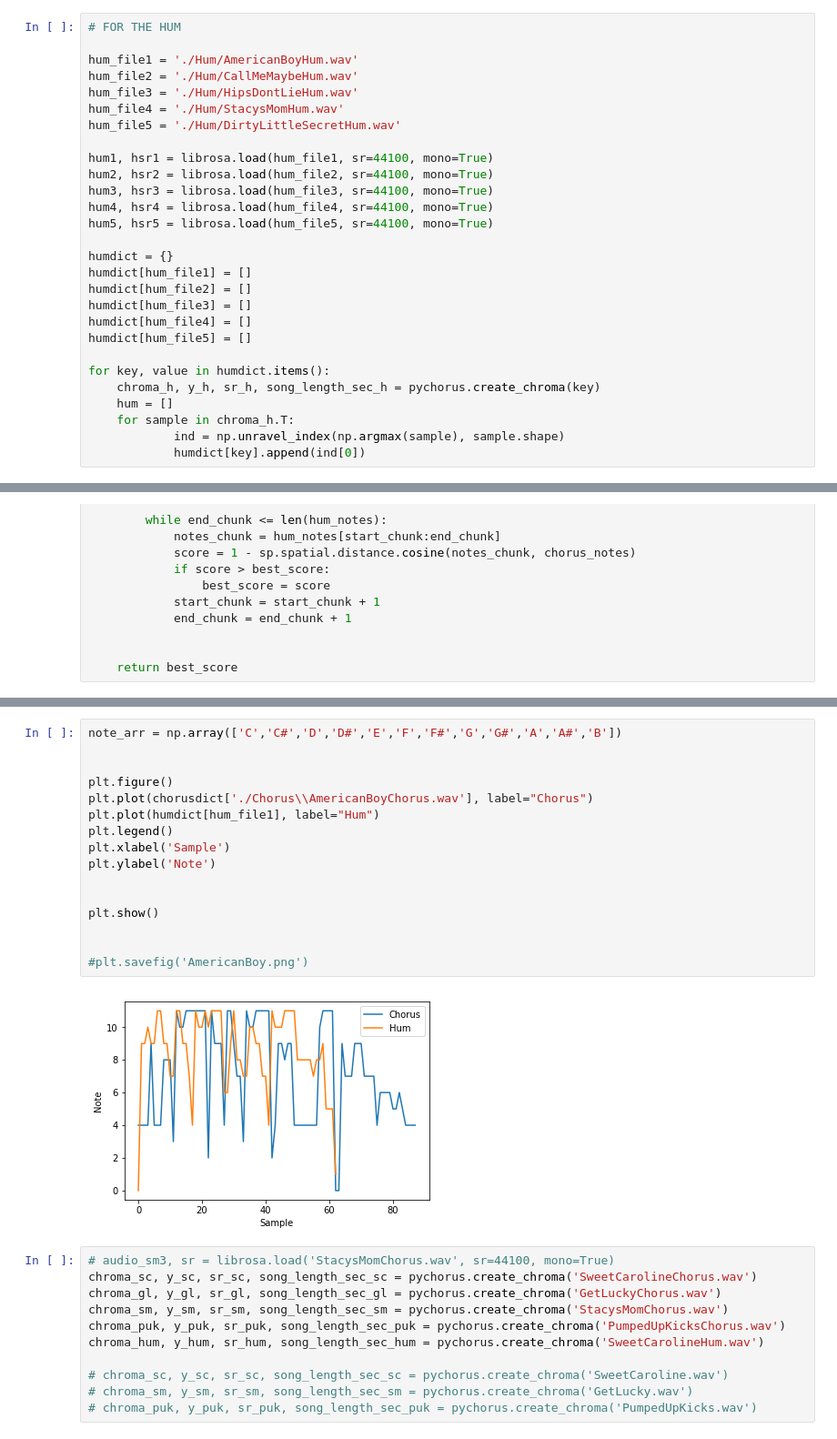
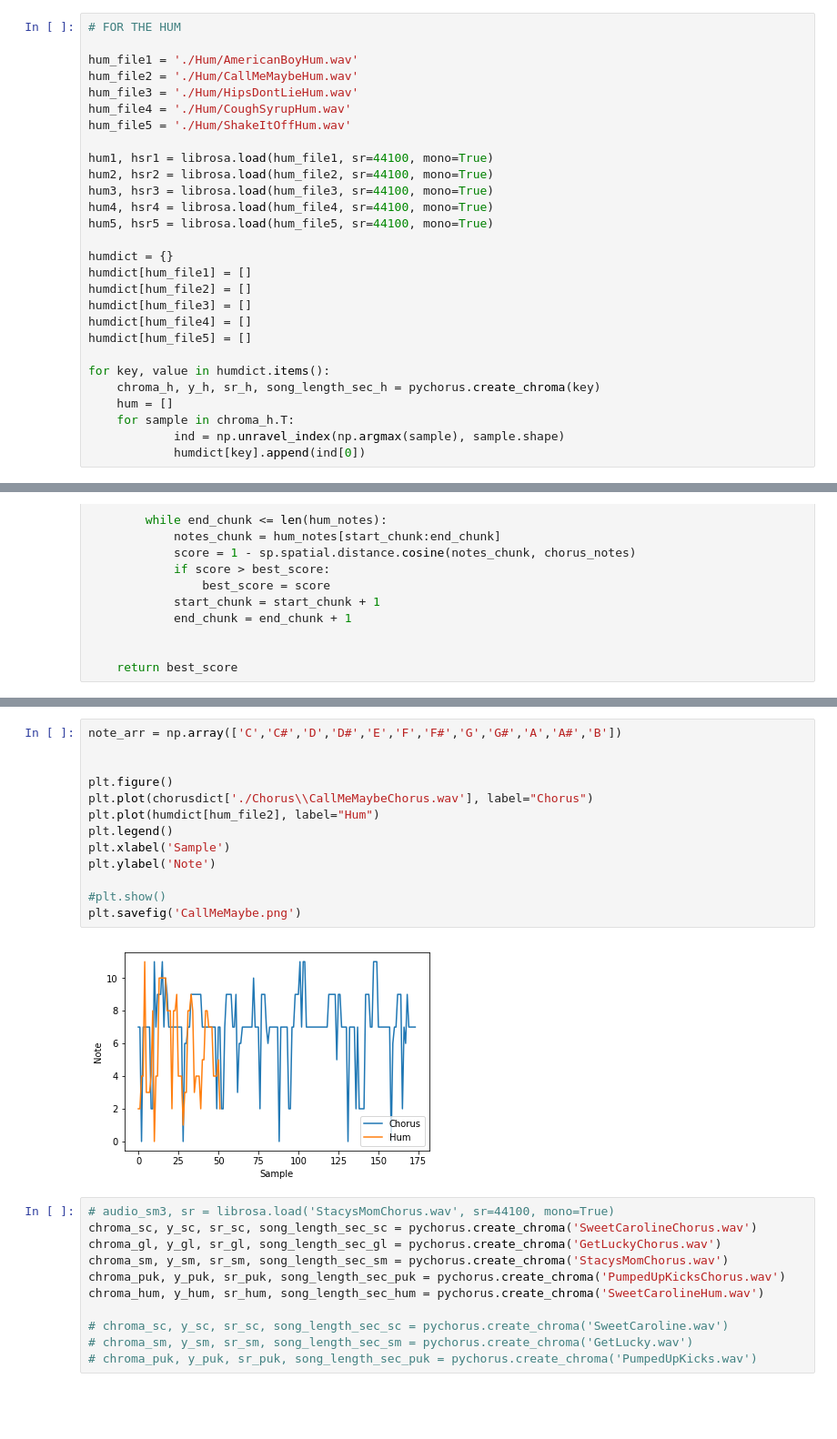
Before and after one commit to weeshal/eecs352-final, a Jupyter notebook: Vishal Melody Extraction.ipynb, the cells around one changed output, grey strips where cells are left out. Shown at 91% size. Cells and saved outputs as stored; diff of their text form; blank space fills up the shorter version.

Commit message:
callmemaybe graph

```diff
--- a/Vishal Melody Extraction.ipynb
+++ b/Vishal Melody Extraction.ipynb
@@ -106,8 +106,8 @@ print(chorusdict)
 hum_file1 = './Hum/AmericanBoyHum.wav'
 hum_file2 = './Hum/CallMeMaybeHum.wav'
 hum_file3 = './Hum/HipsDontLieHum.wav'
-hum_file4 = './Hum/StacysMomHum.wav'
-hum_file5 = './Hum/DirtyLittleSecretHum.wav'
+hum_file4 = './Hum/CoughSyrupHum.wav'
+hum_file5 = './Hum/ShakeItOffHum.wav'
 
 hum1, hsr1 = librosa.load(hum_file1, sr=44100, mono=True)
 hum2, hsr2 = librosa.load(hum_file2, sr=44100, mono=True)
@@ -183,21 +183,18 @@ for key, value in humdict.items():
 # %%
 note_arr = np.array(['C','C#','D','D#','E','F','F#','G','G#','A','A#','B'])
 
 
 plt.figure()
-plt.plot(chorusdict['./Chorus\\AmericanBoyChorus.wav'], label="Chorus")
-plt.plot(humdict[hum_file1], label="Hum")
+plt.plot(chorusdict['./Chorus\\CallMeMaybeChorus.wav'], label="Chorus")
+plt.plot(humdict[hum_file2], label="Hum")
 plt.legend()
 plt.xlabel('Sample')
 plt.ylabel('Note')
 
-
-plt.show()
-
-
-#plt.savefig('AmericanBoy.png')
+#plt.show()
+plt.savefig('CallMeMaybe.png')
 # %% [output]
-[figure, old version]
+[figure, new version]
 # %%
 # audio_sm3, sr = librosa.load('StacysMomChorus.wav', sr=44100, mono=True)
 chroma_sc, y_sc, sr_sc, song_length_sec_sc = pychorus.create_chroma('SweetCarolineChorus.wav')
```
Also changed, not shown: parts of 1 cell of this notebook, 3 other files.
